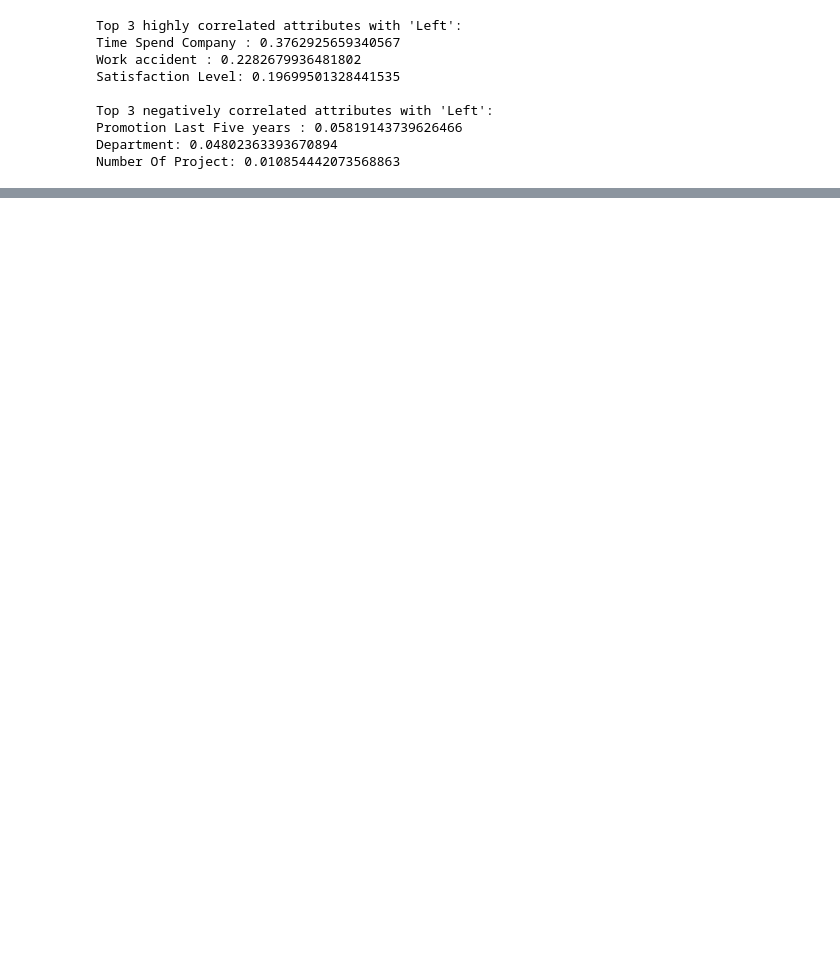
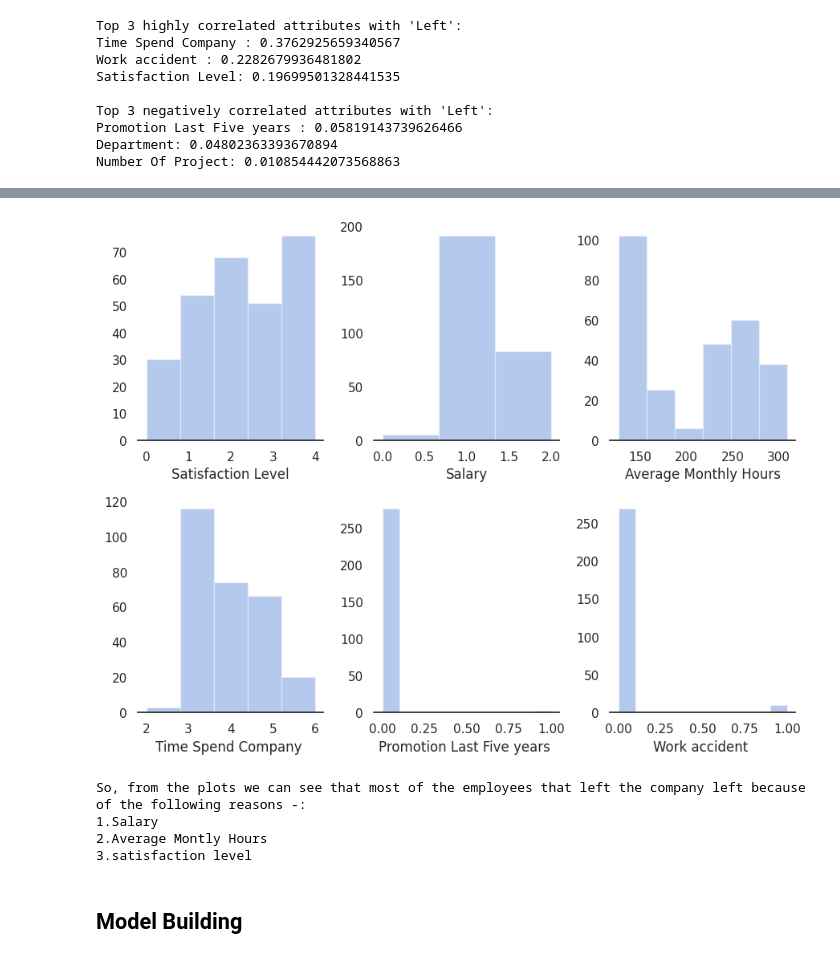
Before and after one commit to Akash11gavhane/Employee-Retention-Prediction-Machine-Learning-Project, a Jupyter notebook: Machine Learning Project/Employee_retention_prediction.ipynb, the cells around one changed output, grey strips where cells are left out. Drawn from its saved outputs; the diff is of its cells as text; code cells hidden in the pictures; blank space fills up the shorter version.

```diff
--- a/Machine Learning Project/Employee_retention_prediction.ipynb
+++ b/Machine Learning Project/Employee_retention_prediction.ipynb
@@ -467,0 +496,41 @@ Number Of Project: 0.010854442073568863
+# %%
+# Select the categorical columns
+categorical_columns = ['Satisfaction Level', 'Work accident ', 'Left ', 'Promotion Last Five years ', 'Department', 'Salary']
+
+# Create a copy of the DataFrame to work with
+data = raw_data.copy()
+
+# Encode the categorical columns using label encoding
+label_encoder = LabelEncoder()
+for column in categorical_columns:
+    data[column] = label_encoder.fit_transform(data[column])
+# %%
+sns.set(style="white", palette="muted", color_codes=True)
+
+# Set up the matplotlib figure
+f, axes = plt.subplots(2, 3, figsize=(9,7))
+sns.despine(left=True)
+
+#people that left
+leavers = data.loc[data['Left '] == 1]
+
+# Plot a simple histogram with binsize determined automatically
+sns.distplot(leavers['Satisfaction Level'], kde=False, color="b", ax=axes[0,0])
+sns.distplot(leavers['Salary'], bins=3, kde=False, color="b", ax=axes[0, 1])
+sns.distplot(leavers['Average Monthly Hours'], kde=False, color="b", ax=axes[0, 2])
+sns.distplot(leavers['Time Spend Company '], kde=False, bins=5, color="b", ax=axes[1, 0])
+sns.distplot(leavers['Promotion Last Five years '],bins=10, kde=False, color="b", ax=axes[1,1])
+sns.distplot(leavers['Work accident '], bins=10,kde=False, color="b", ax=axes[1, 2])
+plt.tight_layout()
+plt.show()
+# %% [output]
+[figure, added]
+# %%
+print("So, from the plots we can see that most of the employees that left the company left because of the following reasons -:\n1.Salary \n2.Average Montly Hours \n3.satisfaction level\n")
+# %% [output]
+So, from the plots we can see that most of the employees that left the company left because of the following reasons -:
+1.Salary
+2.Average Montly Hours
+3.satisfaction level
+# %% [markdown]
+## Model Building
```
Also changed, not shown: parts of 13 cells of this notebook, 2 other files.
